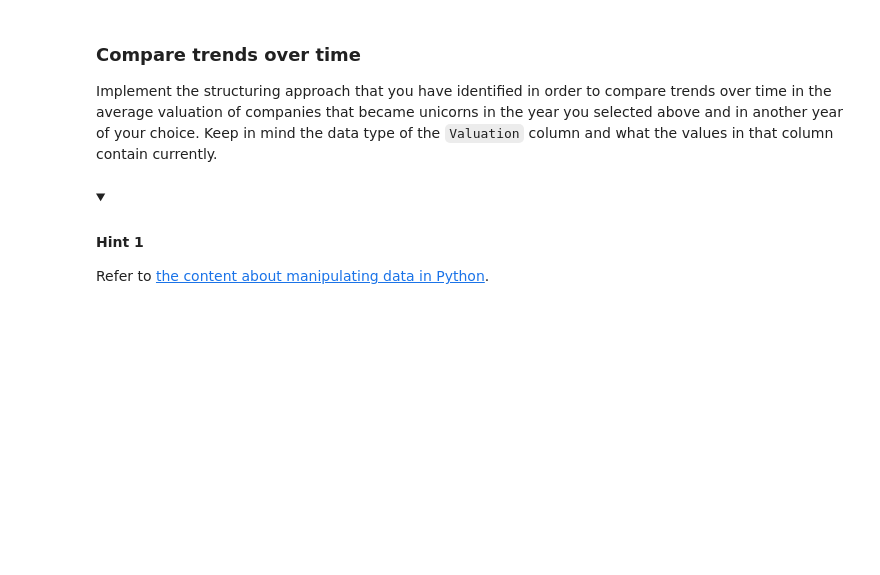
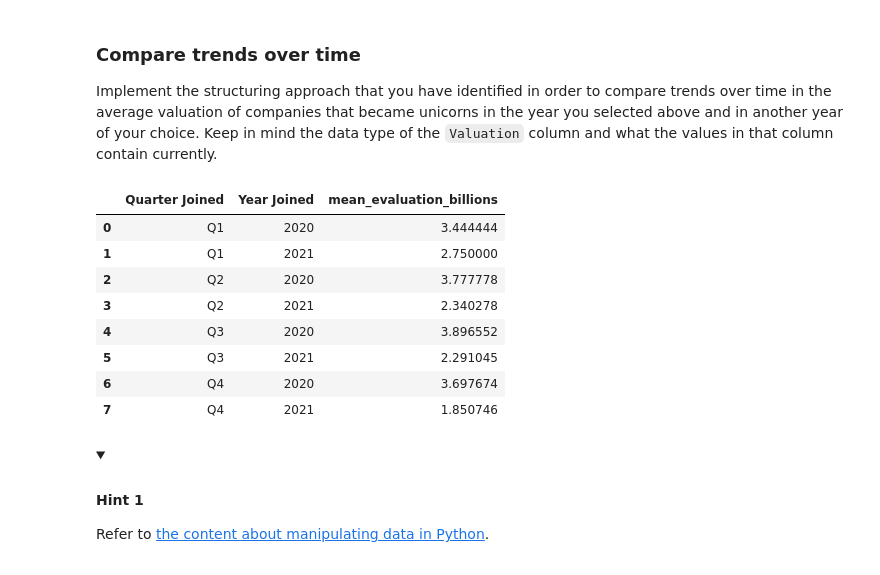
Before and after one commit to dianario/google_advanced_data_analytics, a Jupyter notebook: eda_lab_data_structuring/EDA_lab_Structure_your_data.ipynb, the cells around one changed output. Saved outputs shown, nothing was run; the diff lists cells and outputs as text; code cells hidden in the pictures; folded sections open; blank space fills up the shorter version.

```diff
--- a/eda_lab_data_structuring/EDA_lab_Structure_your_data.ipynb
+++ b/eda_lab_data_structuring/EDA_lab_Structure_your_data.ipynb
@@ -408,0 +389,13 @@ Use these functions in `pandas` to acheive the following tasks:
+# %%
+#Subset dataset for year 2021
+companies_2021 = companies[companies['Date Joined'].dt.year == 2021]
+print(companies_2021.shape)
+
+#Add week col
+companies_2021['Week Joined'] = companies_2021['Date Joined'].dt.strftime('%V')
+
+#group by companies by week
+companies_2021_by_week = companies_2021.groupby(by= 'Week Joined')['Company'].count().reset_index().rename(columns = {"Company" : "Company count"})
+
+#display head
+companies_2021_by_week.head()
@@ -417,21 +428,47 @@ Implement the structuring approach that you have identified in order to compare
 # %%
 # After identifying the additional year and time interval of interest, proceed with the following:
 # Step 1. Filter by the additional year to create a subset that consists of companies that joined in that year.
 # Step 2. Concatenate that new subset with the subset that you defined previously.
 # Step 3. As needed, add a column that contains the time interval that each data point belongs to,
 #         in the concatenated DataFrame.
 # Step 4. Transform the `Valuation` column as needed.
 # Step 5. Group by the time interval.
 #         Aggregate by computing average valuation of companies that joined per interval of the corresponding year.
 #         Save the resulting DataFrame in a new variable.
 
-### YOUR CODE HERE ###
+# Create 2020 dataset
+companies_2020 = companies[companies['Date Joined'].dt.year == 2020]
+companies_2020.head()
 
+# Concatenate the two datasets
+companies_2020_2021 = pd.concat([companies_2020, companies_2021.drop(['Week Joined'], axis =1)], ignore_index=True)
+companies_2020_2021.head()
 
+# Add column for week joined, quarter joined and year joined
+companies_2020_2021['Week Joined'] = companies_2020_2021['Date Joined'].dt.strftime('W%V')
+companies_2020_2021['Quarter Joined'] = companies_2020_2021['Date Joined'].dt.to_period('Q').dt.strftime('Q%q')
+companies_2020_2021['Year Joined'] = companies_2020_2021['Date Joined'].dt.year
+
+# Transform valuation column.
+companies_2020_2021['Valuation_billions_num'] = companies_2020_2021['Valuation'].str.replace('$', '').str.replace('B', '')
+companies_2020_2021['Valuation_billions_num'] = companies_2020_2021['Valuation_billions_num'].astype(float)
+
+## Group by time interval
+Q_mean_valuation_2020s = companies_2020_2021.groupby(['Quarter Joined', 'Year Joined']).agg(mean_evaluation_billions = pd.NamedAgg(column = 'Valuation_billions_num', aggfunc = 'mean')).reset_index()
 
 # Display the first few rows of the new DataFrame to confirm that it was created.
 
-### YOUR CODE HERE ###
+Q_mean_valuation_2020s.head(8)
+# %% [output]
+|  | Quarter Joined | Year Joined | mean_evaluation_billions |
+| 0 | Q1 | 2020 | 3.444444 |
+| 1 | Q1 | 2021 | 2.750000 |
+| 2 | Q2 | 2020 | 3.777778 |
+| 3 | Q2 | 2021 | 2.340278 |
+| 4 | Q3 | 2020 | 3.896552 |
+| 5 | Q3 | 2021 | 2.291045 |
+| 6 | Q4 | 2020 | 3.697674 |
+| 7 | Q4 | 2021 | 1.850746 |
 # %% [markdown]
 
 <details>
```
Also changed, not shown: parts of 19 cells of this notebook.
